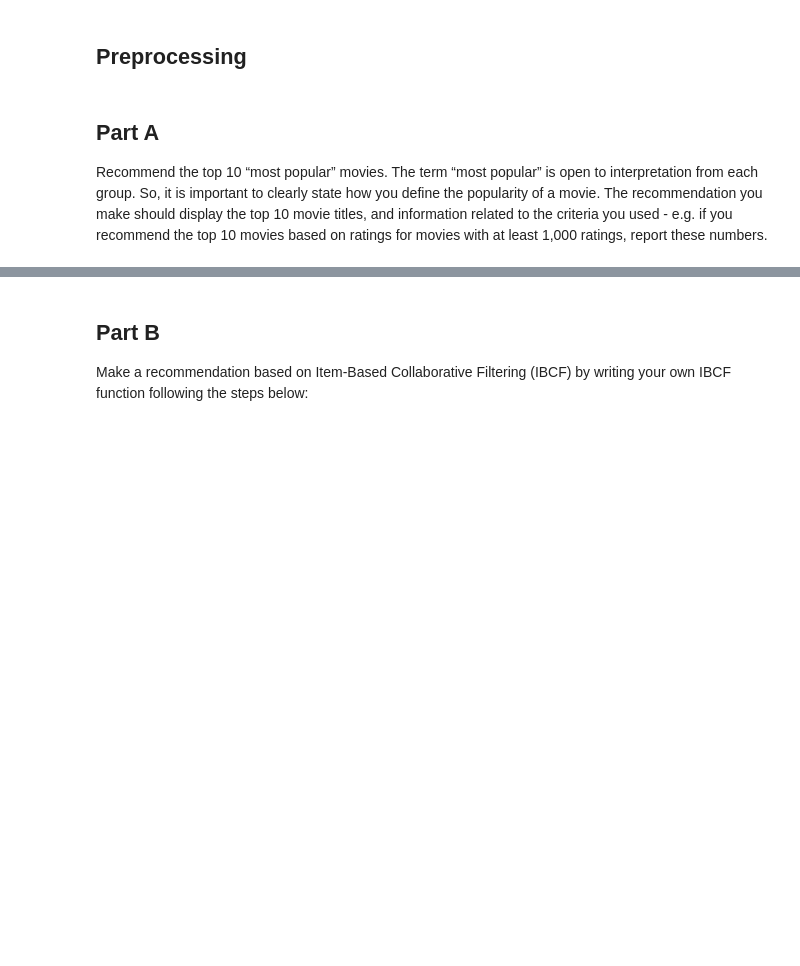
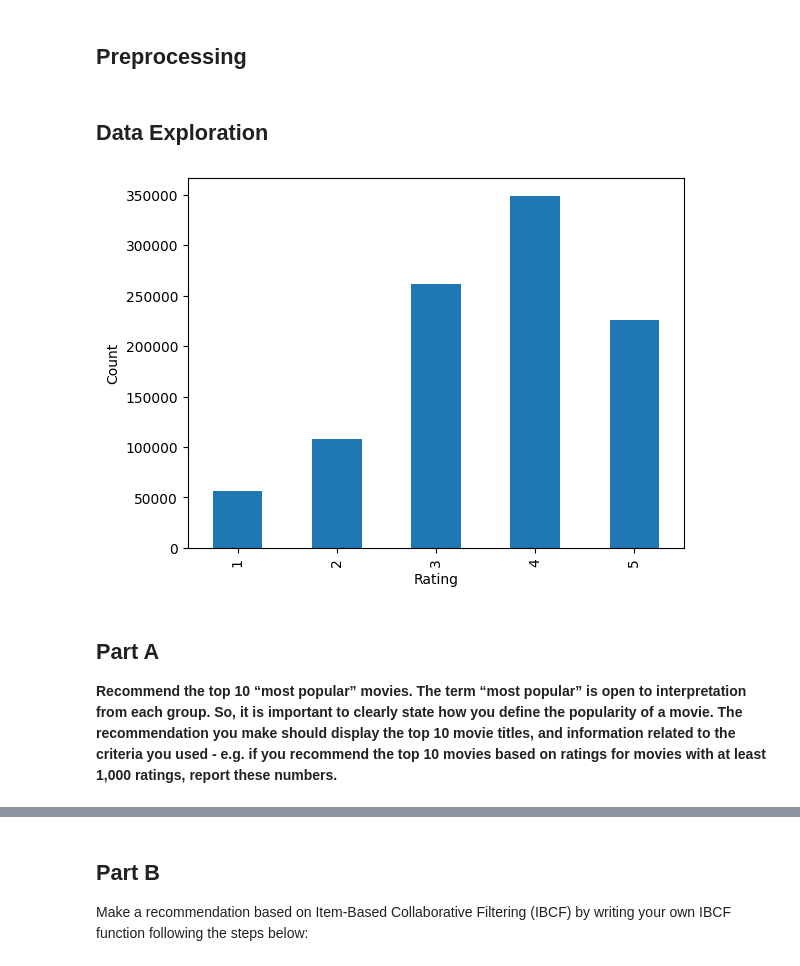
Before and after one commit to adiswami14/movie-recommender, a Jupyter notebook: MovieRecommendation.ipynb, the cells around one changed output, grey strips where cells are left out. Cells and saved outputs as stored; diff of their text form; code cells hidden in the pictures; blank space fills up the shorter version.

```diff
--- a/MovieRecommendation.ipynb
+++ b/MovieRecommendation.ipynb
@@ -62,3 +65,5 @@ users_df.head()
 ## Preprocessing
 # %%
 # TODO: May need to do some joins and stuff on the data here. Not sure yet what is required for the following parts.
+# %% [markdown]
+## Data Exploration
@@ -65,8 +72,16 @@ users_df.head()
+# %%
+counts = ratings_df["Rating"].value_counts().sort_index()
+counts.plot(kind="bar")
+plt.xlabel("Rating")
+plt.ylabel("Count")
+plt.show()
+# %% [output]
+[figure, added]
 # %% [markdown]
 ## Part A
 
-Recommend the top 10 “most popular” movies. The term “most popular” is open
+**Recommend the top 10 “most popular” movies. The term “most popular” is open
 to interpretation from each group. So, it is important to clearly state how you define the
 popularity of a movie. The recommendation you make should display the top 10 movie
 titles, and information related to the criteria you used - e.g. if you recommend the top 10
-movies based on ratings for movies with at least 1,000 ratings, report these numbers.
+movies based on ratings for movies with at least 1,000 ratings, report these numbers.**
```
Also changed, not shown: parts of 23 cells of this notebook.
